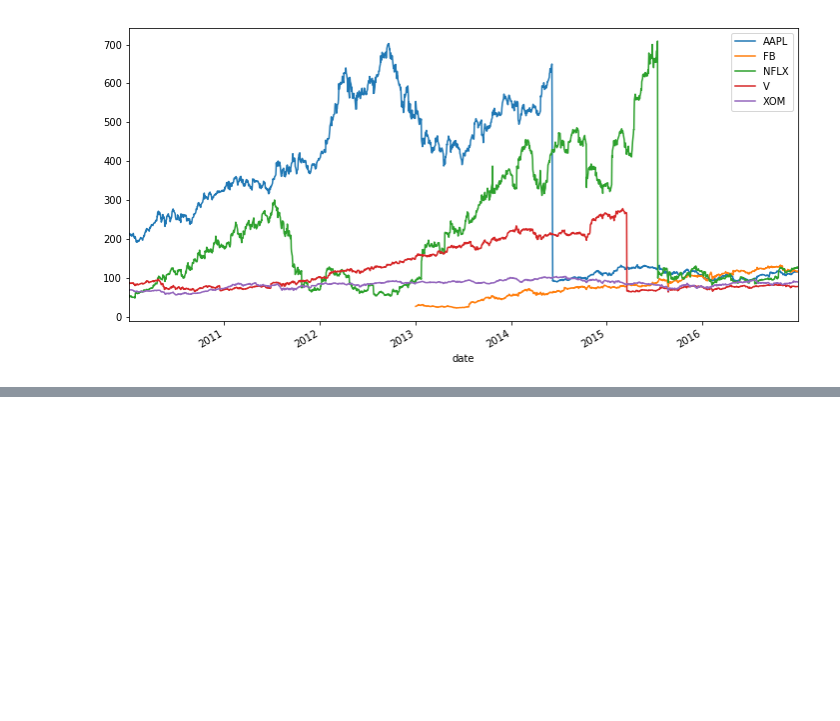
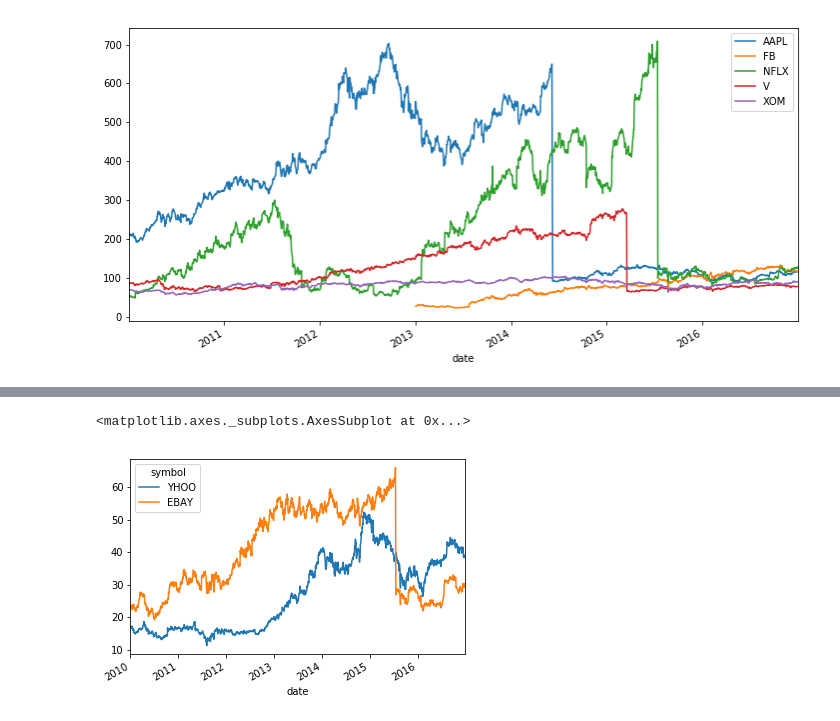
Before and after one commit to jassi-bhullar/ml_time_series_data, a Jupyter notebook: ML Time Series Data.ipynb, the cells around one changed output, grey strips where cells are left out. Cells and saved outputs as stored; diff of their text form; code cells hidden in the pictures; blank space fills up the shorter version.

```diff
--- a/ML Time Series Data.ipynb
+++ b/ML Time Series Data.ipynb
@@ -432,0 +393,4 @@ array(['WLTW', 'A', 'AAL', 'AAP', 'AAPL', 'ABC', 'ABT', 'ACN', 'ADBE',
+# %%
+prices = df.pivot(columns='symbol', values='open')
+prices = prices.loc[:, ['YHOO', 'EBAY', 'NVDA', 'AAPL']]
+prices.head()
@@ -432,0 +405,5 @@ array(['WLTW', 'A', 'AAL', 'AAP', 'AAPL', 'ABC', 'ABT', 'ACN', 'ADBE',
+# %%
+prices[['YHOO', 'EBAY']].plot()
+# %% [output]
+<matplotlib.axes._subplots.AxesSubplot at 0x...>
+[figure, added]
```
Also changed, not shown: parts of 72 cells of this notebook.
